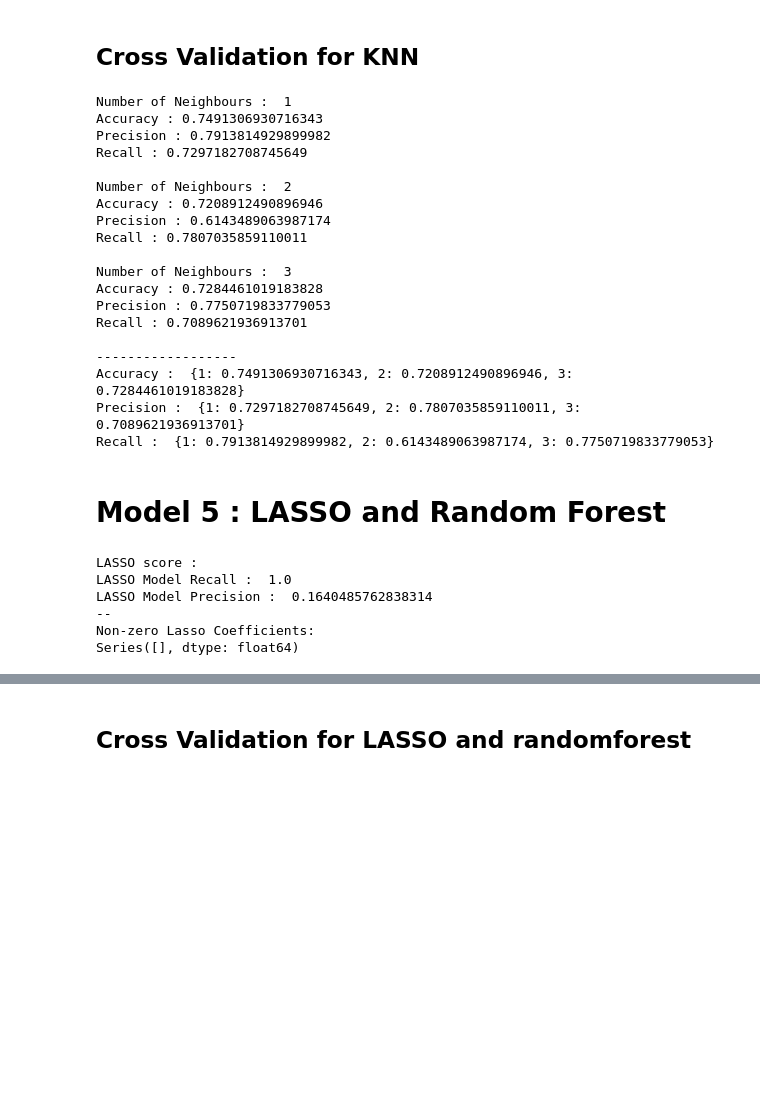
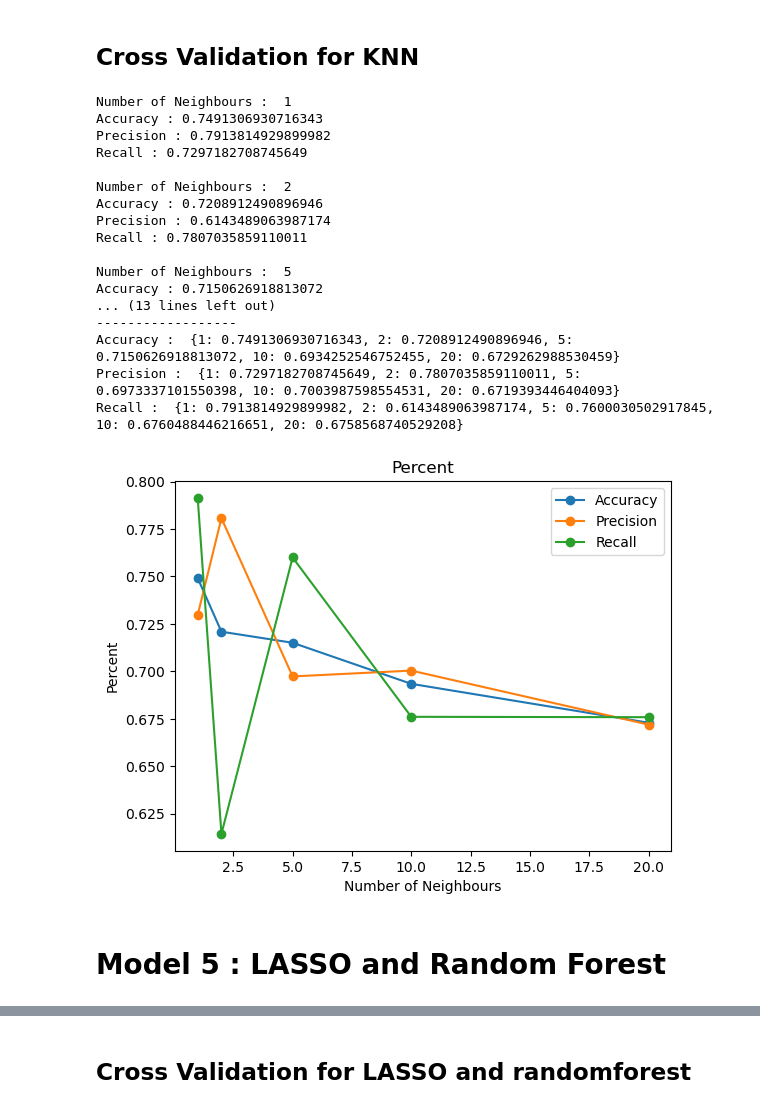
Before and after one commit to dr17549/Credit-Default-Prediction, a Jupyter notebook: Loan Default.ipynb, the cells around one changed output, grey strips where cells are left out. Drawn from its saved outputs; the diff is of its cells as text; code cells hidden in the pictures; blank space fills up the shorter version.

```diff
--- a/Loan Default.ipynb
+++ b/Loan Default.ipynb
@@ -502,5 +440,5 @@ plt.show()
 # %%
-knn = KNeighborsClassifier(n_neighbors=5)
+knn = KNeighborsClassifier(n_neighbors=3)
 knn.fit(X_smote, y_smote)
 # Make predictions on the test data
 y_pred = knn.predict(X_OOS_test)
@@ -519,7 +457,7 @@ KNN F1 :  0.28360776603588106
 # %%
 # CV in Trees
 # Set Hyperparameter (Lambda) values to cross validate here !!!!!
-number_of_neighbours = [1,2,3]
+number_of_neighbours = [1,2,5,10,20]
 
 cross_validate_result = {}
 cross_validate_recall = {}
@@ -567,39 +505,36 @@ Accuracy : 0.7208912490896946
 Precision : 0.6143489063987174
 Recall : 0.7807035859110011
 
-Number of Neighbours :  3
-Accuracy : 0.7284461019183828
-Precision : 0.7750719833779053
-Recall : 0.7089621936913701
-
+Number of Neighbours :  5
+Accuracy : 0.7150626918813072
+... (13 lines left out)
 ------------------
-Accuracy :  {1: 0.7491306930716343, 2: 0.7208912490896946, 3: 0.7284461019183828}
-Precision :  {1: 0.7297182708745649, 2: 0.7807035859110011, 3: 0.7089621936913701}
-Recall :  {1: 0.7913814929899982, 2: 0.6143489063987174, 3: 0.7750719833779053}
+Accuracy :  {1: 0.7491306930716343, 2: 0.7208912490896946, 5: 0.7150626918813072, 10: 0.6934252546752455, 20: 0.6729262988530459}
+Precision :  {1: 0.7297182708745649, 2: 0.7807035859110011, 5: 0.6973337101550398, 10: 0.7003987598554531, 20: 0.6719393446404093}
+Recall :  {1: 0.7913814929899982, 2: 0.6143489063987174, 5: 0.7600030502917845, 10: 0.6760488446216651, 20: 0.6758568740529208}
+# %%
+# # Plotting a line plot
+# print(cross_validate_precision)
+array = {'Accuracy' :  cross_validate_result,
+        'Precision' :  cross_validate_precision ,
+        'Recall' :  cross_validate_recall}
+pd.DataFrame(array).plot(kind='line', marker='o')
+# Display the plot
+plt.title('Percent')
+plt.xlabel('Number of Neighbours')
+plt.ylabel('Percent')
+plt.show()
+# %% [output]
+[figure, added]
 # %% [markdown]
 # Model 5 : LASSO and Random Forest
 # %%
 # LASSO
-lasso = linear_model.Lasso()
+lasso = linear_model.Lasso(alpha=0.01)
 lasso.fit(X_smote, y_smote)
 y_pred = lasso.predict(X_OOS_test)
 # turn the continous value into classification via simple >= 0.5 is 1
 y_pred_classification = [1 if x >= 0.5 else 0 for x in y_pred]
-print("LASSO score : " , )
-print("LASSO Model Recall : " , recall_score(y_OOS_test, y_pred_classification))
-print("LASSO Model Precision : ", precision_score(y_OOS_test,y_pred_classification))
-print("--")
-
 # See LASSO coefficient that is 0
 lasso_coefficients = pd.Series(lasso.coef_)
 non_zero_lasso_coefficients = lasso_coefficients[lasso_coefficients != 0]
-# Print the non-zero coefficients
-print("Non-zero Lasso Coefficients:")
-print(non_zero_lasso_coefficients)
-# %% [output]
-LASSO score :
-LASSO Model Recall :  1.0
-LASSO Model Precision :  0.1640485762838314
---
-Non-zero Lasso Coefficients:
-Series([], dtype: float64)
```
Also changed, not shown: parts of 34 cells of this notebook.
